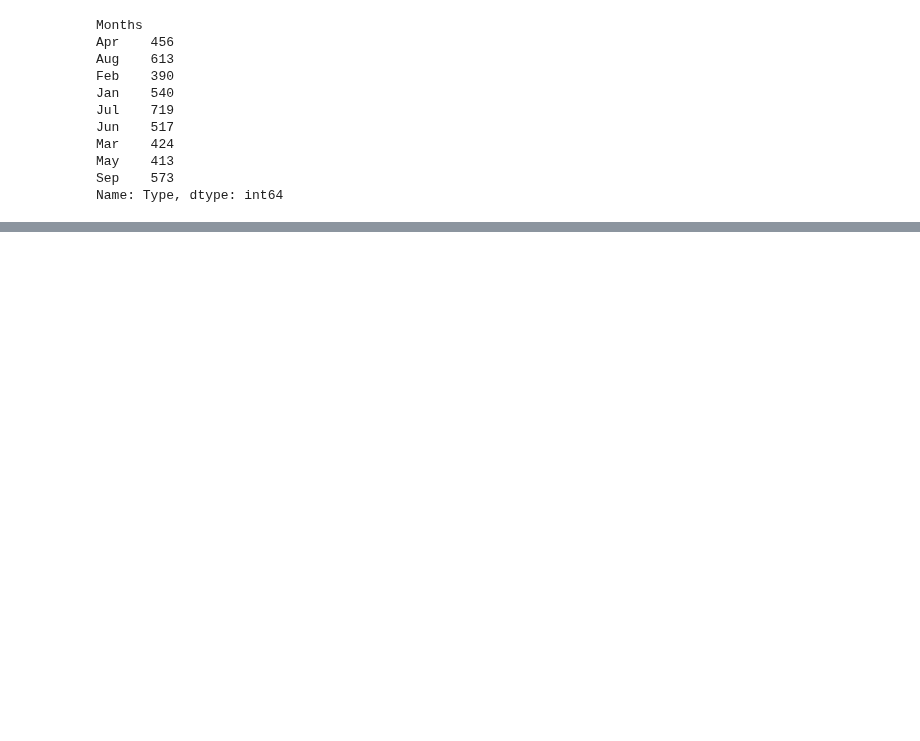
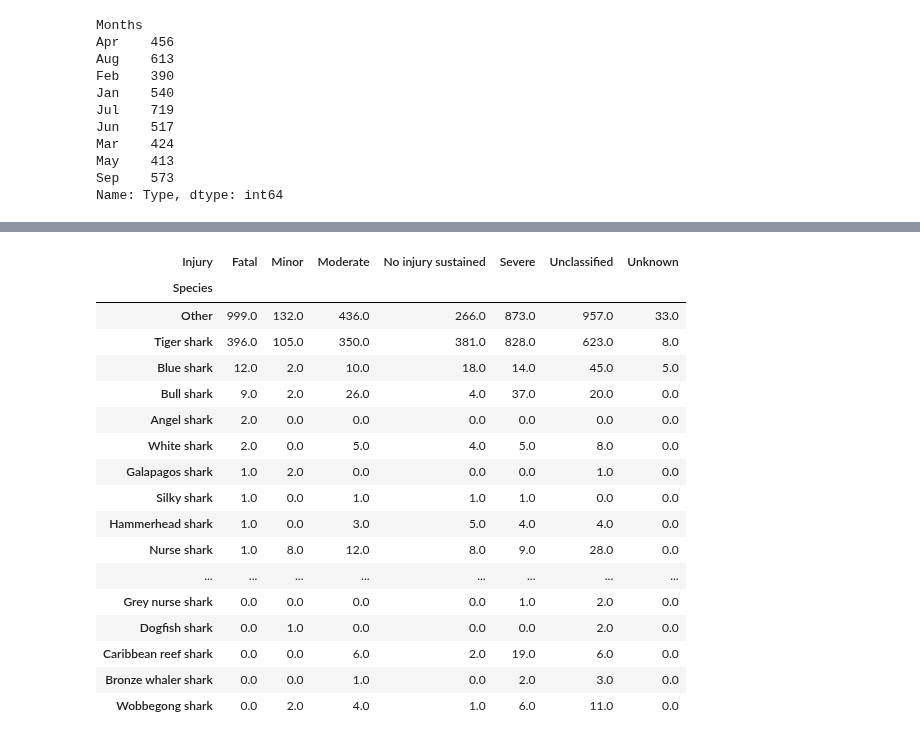
Before and after one commit to Papa-Yaga/quest_2, a Jupyter notebook: Quest_2_Shark_Analysis.ipynb, the cells around one changed output, grey strips where cells are left out. Cells and saved outputs as stored; diff of their text form; code cells hidden in the pictures; blank space fills up the shorter version.

```diff
--- a/Quest_2_Shark_Analysis.ipynb
+++ b/Quest_2_Shark_Analysis.ipynb
@@ -437,0 +438,22 @@ sns.histplot(sharks_rdx["Injury"], color="darkblue")
+# %%
+attacks = sharks_rdx.pivot_table(index="Injury", columns="Species", aggfunc="size").T.fillna(0).sort_values(by="Fatal", ascending=False)
+attacks
+# %% [output]
+| Injury | Fatal | Minor | Moderate | No injury sustained | Severe | Unclassified | Unknown |
+| Species |  |  |  |  |  |  |  |
+| Other | 999.0 | 132.0 | 436.0 | 266.0 | 873.0 | 957.0 | 33.0 |
+| Tiger shark | 396.0 | 105.0 | 350.0 | 381.0 | 828.0 | 623.0 | 8.0 |
+| Blue shark | 12.0 | 2.0 | 10.0 | 18.0 | 14.0 | 45.0 | 5.0 |
+| Bull shark | 9.0 | 2.0 | 26.0 | 4.0 | 37.0 | 20.0 | 0.0 |
+| Angel shark | 2.0 | 0.0 | 0.0 | 0.0 | 0.0 | 0.0 | 0.0 |
+| White shark | 2.0 | 0.0 | 5.0 | 4.0 | 5.0 | 8.0 | 0.0 |
+| Galapagos shark | 1.0 | 2.0 | 0.0 | 0.0 | 0.0 | 1.0 | 0.0 |
+| Silky shark | 1.0 | 0.0 | 1.0 | 1.0 | 1.0 | 0.0 | 0.0 |
+| Hammerhead shark | 1.0 | 0.0 | 3.0 | 5.0 | 4.0 | 4.0 | 0.0 |
+| Nurse shark | 1.0 | 8.0 | 12.0 | 8.0 | 9.0 | 28.0 | 0.0 |
+| ... | ... | ... | ... | ... | ... | ... | ... |
+| Grey nurse shark | 0.0 | 0.0 | 0.0 | 0.0 | 1.0 | 2.0 | 0.0 |
+| Dogfish shark | 0.0 | 1.0 | 0.0 | 0.0 | 0.0 | 2.0 | 0.0 |
+| Caribbean reef shark | 0.0 | 0.0 | 6.0 | 2.0 | 19.0 | 6.0 | 0.0 |
+| Bronze whaler shark | 0.0 | 0.0 | 1.0 | 0.0 | 2.0 | 3.0 | 0.0 |
+| Wobbegong shark | 0.0 | 2.0 | 4.0 | 1.0 | 6.0 | 11.0 | 0.0 |
```
Also changed, not shown: parts of 7 cells of this notebook.
